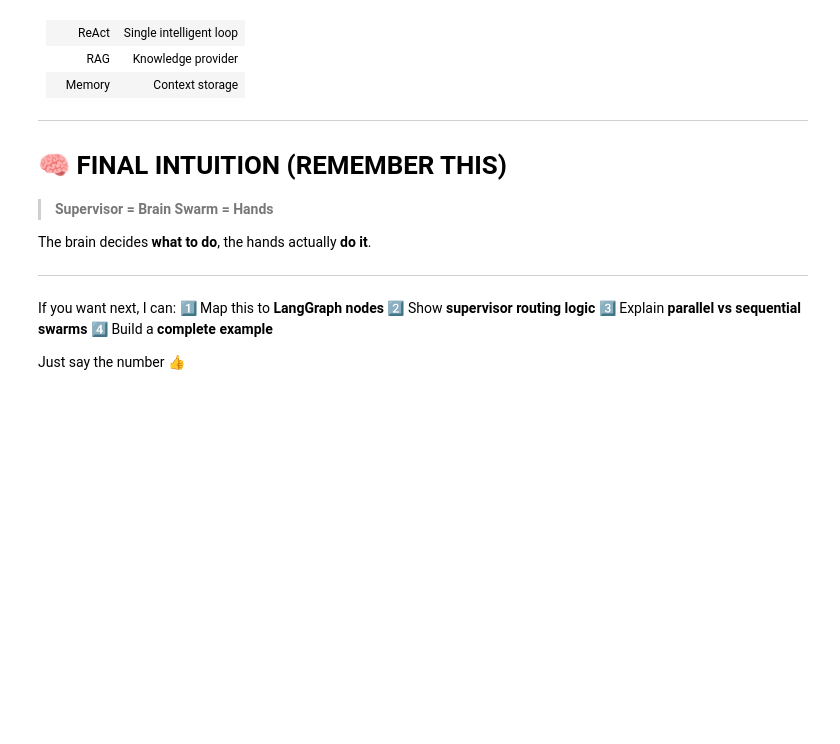
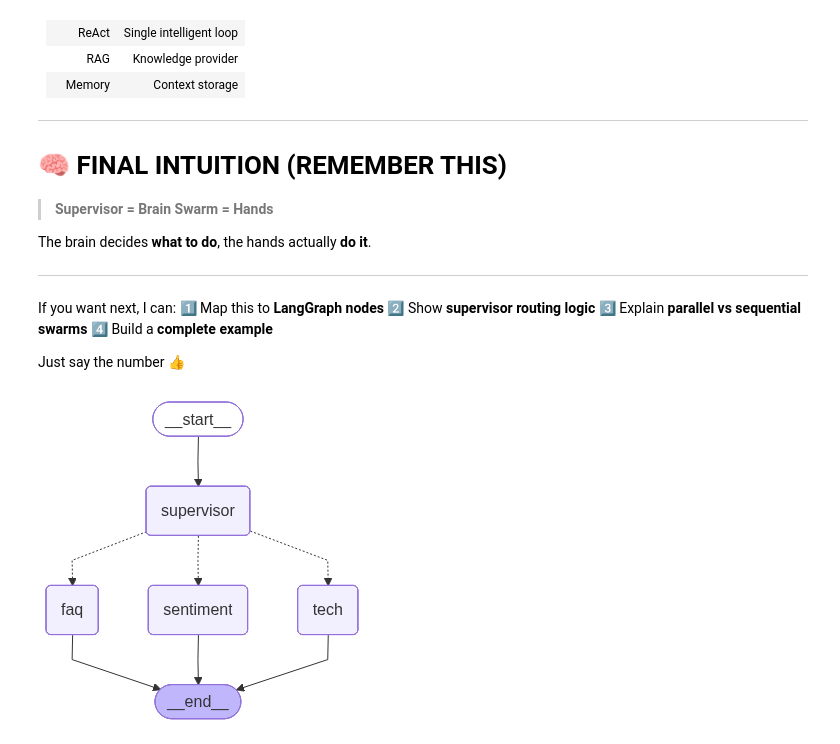
Before and after one commit to royarghyadip6/PythonLearning, a Jupyter notebook: Asignment_LangGraph1/langgraph_assignment_5.ipynb, the cells around one changed output. Cells and saved outputs as stored; diff of their text form; code cells hidden in the pictures; blank space fills up the shorter version.

```diff
--- a/Asignment_LangGraph1/langgraph_assignment_5.ipynb
+++ b/Asignment_LangGraph1/langgraph_assignment_5.ipynb
@@ -371,0 +320,32 @@ print(result["response"])
+# %%
+# BUILD GRAPH
+graph = StateGraph(SupportState)
+
+graph.add_node("supervisor", supervisor)
+graph.add_node("faq", faq_agent)
+graph.add_node("tech", tech_agent)
+graph.add_node("sentiment", sentiment_agent)
+
+graph.add_edge(START, "supervisor")
+
+graph.add_conditional_edges(
+    "supervisor",
+    route,
+    {
+        "faq": "faq",
+        "tech": "tech",
+        "sentiment": "sentiment"
+    }
+)
+
+graph.add_edge("faq", END)
+graph.add_edge("tech", END)
+graph.add_edge("sentiment", END)
+
+app = graph.compile()
+
+# Show the agent
+from IPython.display import Image, display
+display(Image(app.get_graph(xray=True).draw_mermaid_png()))
+# %% [output]
+[figure, added]
```
Also changed, not shown: parts of 4 cells of this notebook, 6 other files.
